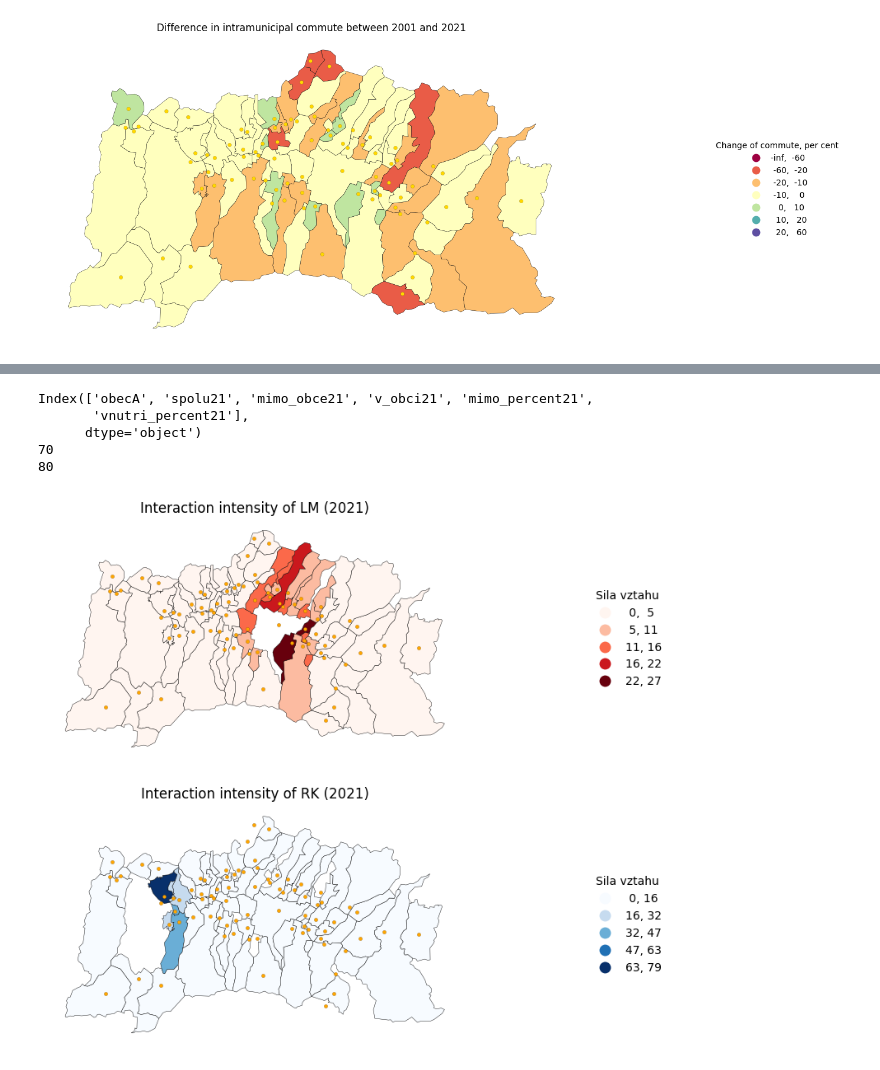
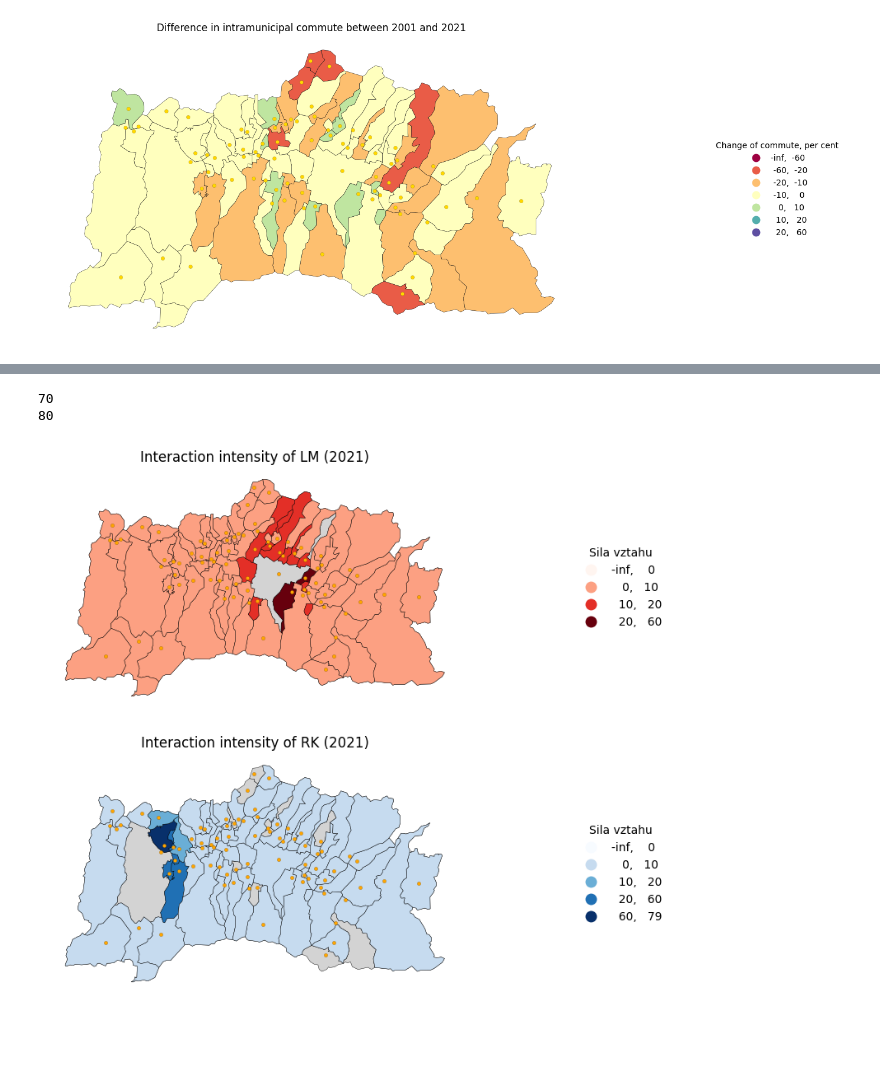
Before and after one commit to dbelohonov/maps_liptov, a Jupyter notebook: notebooks/comparison.ipynb, the cells around one changed output, grey strips where cells are left out. Cells and saved outputs as stored; diff of their text form; code cells hidden in the pictures; blank space fills up the shorter version.

```diff
--- a/notebooks/comparison.ipynb
+++ b/notebooks/comparison.ipynb
@@ -32,8 +32,9 @@ commute01["pocet01"] = commute01["pocet01"].astype(int)
 lipt_colors["obec_id"] = lipt_colors["obec_id"].astype(str)
 map2["IDN4"] = map2["IDN4"].astype(str)
 obce["kod"] = obce["kod"].astype(str)
+obce["symbol"] = obce["kod"].apply(lambda code: "o" if (code != "510262") | (code != "510998") else "*")
 unique_obce = map2["IDN4"].apply(str).tolist()
-
+print(obce.head())
 commute11 = commute11[commute11["Periodicita dochadzky"] == 1]
 commute11 = commute11[commute11["obecA"].isin(unique_obce) & commute11["obecB"].isin(unique_obce)]
 commute01 = commute01[commute01["Periodicita dochadzky"] == 1]
@@ -606,8 +651,4 @@ plt.show()
 # %%
-
-# print(distance.head())
-print(table21.columns)
-
 dist21 = commute21.merge(
     table21[["obecA", "spolu21"]],
     left_on = "obecA",
@@ -645,7 +686,13 @@ print(dist_lm_21.shape[0])
 plt.figure(figsize = (11.69, 8.27))
 # ------------------------------ Gravity force of LM ------------------------------
 plt.subplot(2, 1, 1)
-dist_lm_21["interval"] = pd.cut(dist_lm_21["strength"], bins = 5, labels = False)
+dist_lm_21["interval"] = pd.cut(dist_lm_21["strength"], bins = distance_bins, include_lowest = False, labels = False)
+map2.plot(
+    ax = plt.gca(),
+    color = "lightgray",
+    edgecolor = "black",
+    linewidth = 0.3
+)
 dist_lm_21.plot(
     ax = plt.gca(),
     column = "strength",
@@ -653,8 +700,8 @@ dist_lm_21.plot(
     legend = True,
     edgecolor = "black",
     linewidth = 0.3,
-    scheme = "equalinterval",
-    k = 5,
+    scheme = "user_defined",
+    classification_kwds = {"bins": distance_bins},
     legend_kwds = {
         "title": "Sila vztahu",
         "loc": "right",
@@ -675,39 +722,42 @@ plt.axis(False)
 
 # ------------------------------ Gravity force of RK ------------------------------
 plt.subplot(2, 1, 2)
-dist_rk_21["interval"] = pd.cut(dist_rk_21["strength"], bins = 5, labels = False)
+dist_rk_21["interval"] = pd.cut(dist_rk_21["strength"], bins = distance_bins, include_lowest = False, labels = False)
+map2.plot(
+    ax = plt.gca(),
+    color = "lightgray",
+    edgecolor = "black",
+    linewidth = 0.3
+)
 dist_rk_21.plot(
     ax = plt.gca(),
     column = "strength",
     cmap = "Blues",
     legend = True,
     edgecolor = "black",
     linewidth = 0.3,
-    scheme = "equalinterval",
-    k = 5,
+    scheme = "user_defined",
+    classification_kwds = {"bins": distance_bins},
     legend_kwds = {
         "title": "Sila vztahu",
         "loc": "right",
         "fmt": "{:.0f}",
         "frameon": False,
         "bbox_to_anchor": (1.5, 0.5)
     }
 )
 obce_gdf.plot(
     ax = plt.gca(),
     color = "orange",
     markersize = 10.0,
     edgecolor = "black",
     linewidth = 0.1
 )
 plt.title("Interaction intensity of RK (2021)")
 plt.axis(False)
-plt.savefig("../result_maps/gravity/LM_RK_gravity_2021.pdf", format = "pdf", dpi = 300, bbox_inches = "tight")
+# plt.savefig("../result_maps/gravity/LM_RK_gravity_2021.pdf", format = "pdf", dpi = 300, bbox_inches = "tight")
 plt.show()
 # %% [output]
-Index(['obecA', 'spolu21', 'mimo_obce21', 'v_obci21', 'mimo_percent21',
-       'vnutri_percent21'],
-      dtype='object')
 70
 80
-[figure, old version]
+[figure, new version]
```
Also changed, not shown: parts of 9 cells of this notebook, 7 other files.
